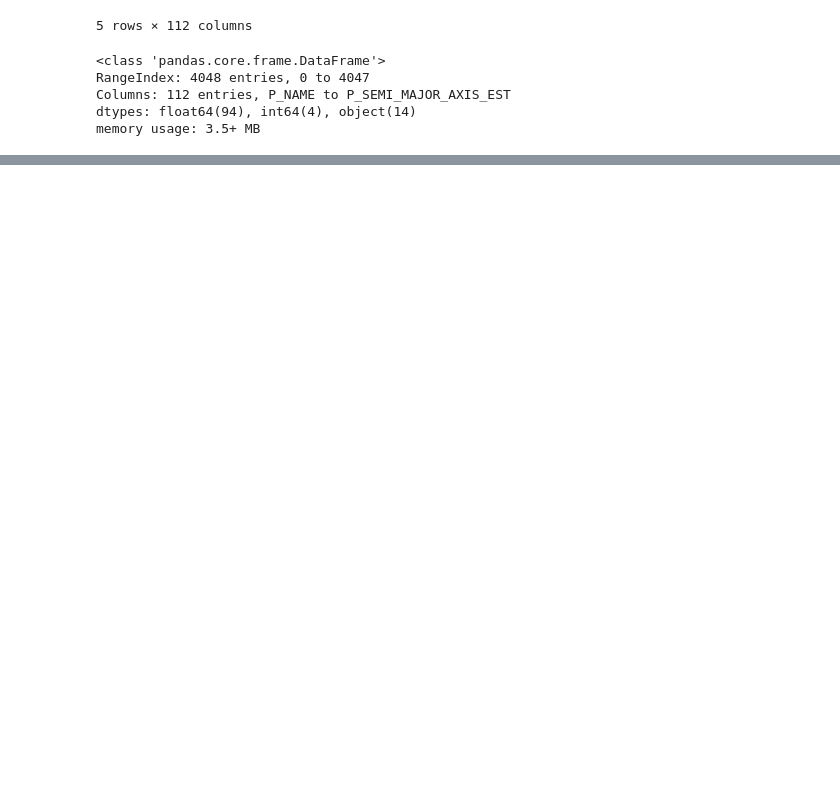
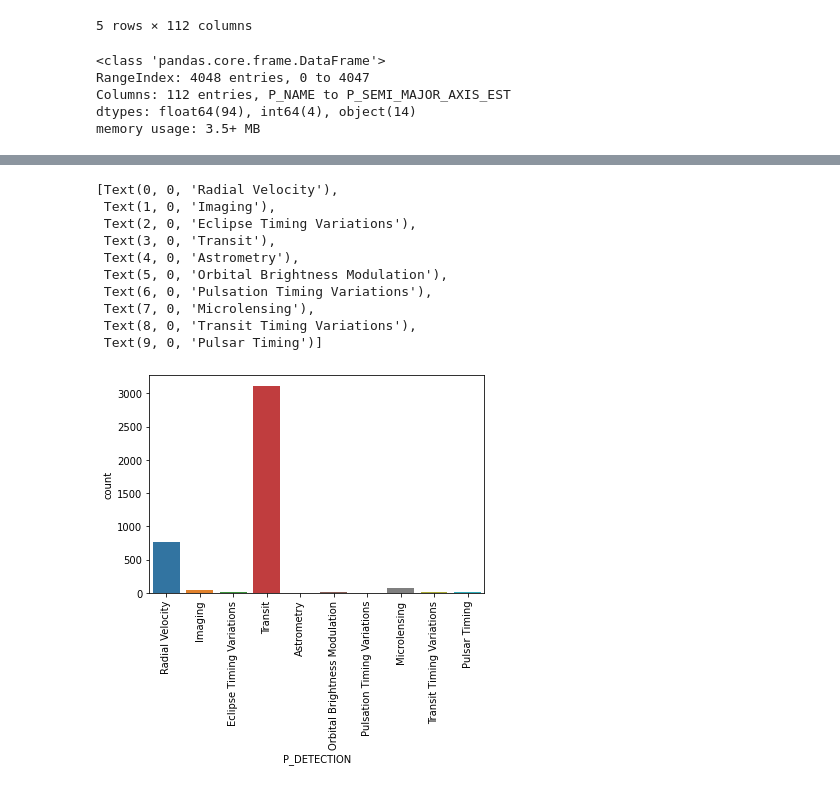
Before and after one commit to JoseKuru/proyecto_eda_exoplanetas, a Jupyter notebook: notebooks/prueba_data_wrangling.ipynb, the cells around one changed output, grey strips where cells are left out. Saved outputs shown, nothing was run; the diff lists cells and outputs as text; code cells hidden in the pictures; blank space fills up the shorter version.

```diff
--- a/notebooks/prueba_data_wrangling.ipynb
+++ b/notebooks/prueba_data_wrangling.ipynb
@@ -102,0 +150,16 @@ ValueError: min() arg is an empty sequence
+# %%
+fig, ax = plt.subplots()
+sns.countplot(data=df, x='P_DETECTION')
+ax.set_xticklabels(labels=df['P_DETECTION'].unique(), rotation=90)
+# %% [output]
+[Text(0, 0, 'Radial Velocity'),
+ Text(1, 0, 'Imaging'),
+ Text(2, 0, 'Eclipse Timing Variations'),
+ Text(3, 0, 'Transit'),
+ Text(4, 0, 'Astrometry'),
+ Text(5, 0, 'Orbital Brightness Modulation'),
+ Text(6, 0, 'Pulsation Timing Variations'),
+ Text(7, 0, 'Microlensing'),
+ Text(8, 0, 'Transit Timing Variations'),
+ Text(9, 0, 'Pulsar Timing')]
+[figure, added]
```
Also changed, not shown: parts of 14 cells of this notebook, 7 other files.
